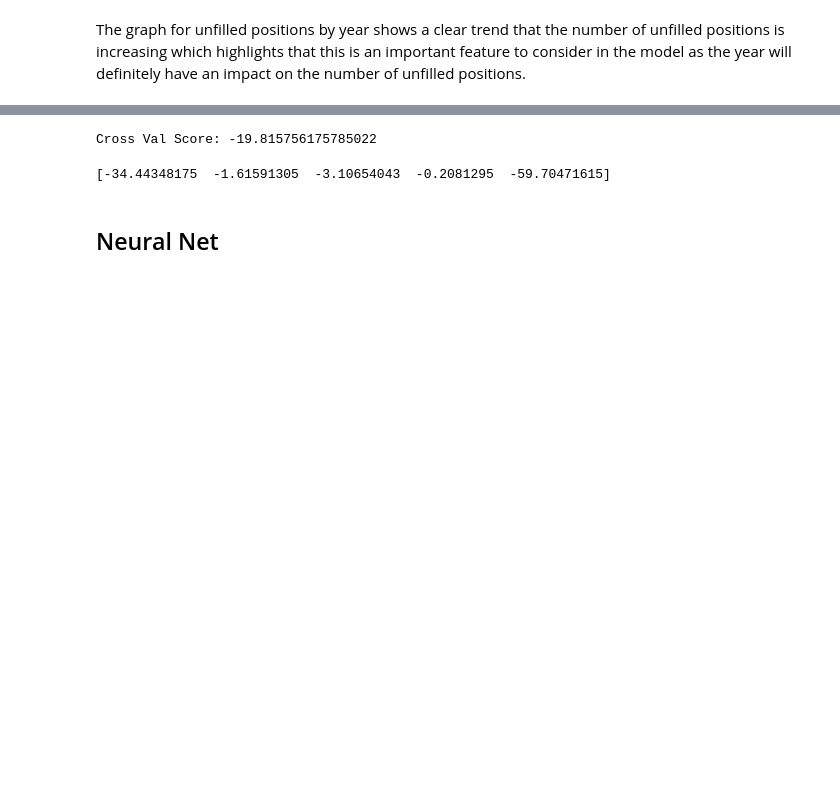
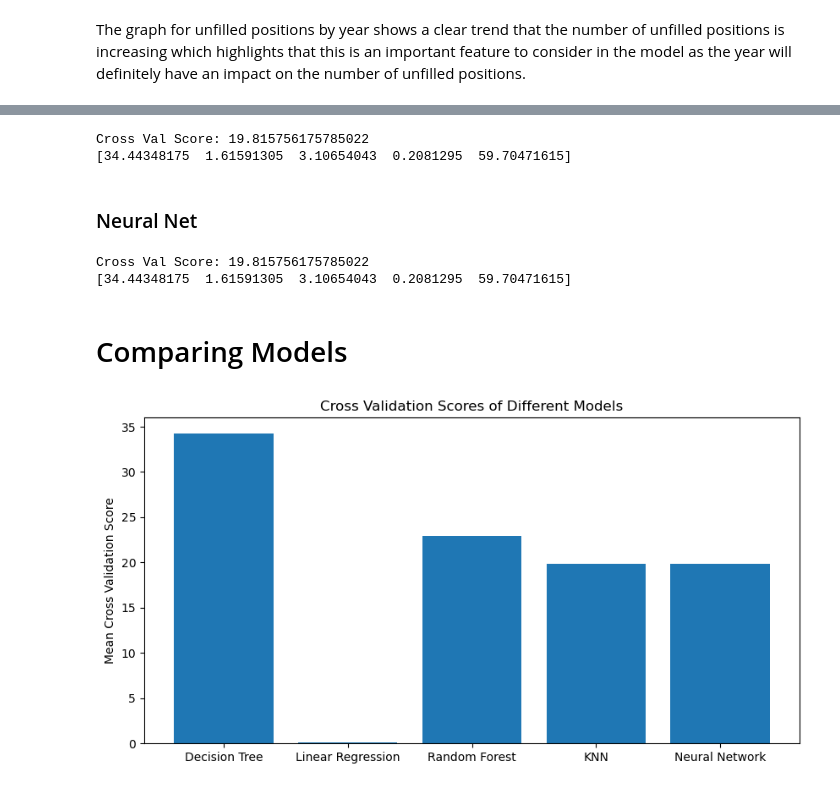
Before and after one commit to tarunajjarapu/Machine_Learning-Residency_Matching, a Jupyter notebook: MLProject.ipynb, the cells around one changed output, grey strips where cells are left out. Drawn from its saved outputs; the diff is of its cells as text; code cells hidden in the pictures; blank space fills up the shorter version.

```diff
--- a/MLProject.ipynb
+++ b/MLProject.ipynb
@@ -339,24 +357,19 @@ pipeline = make_pipeline(scale, knn)
 grid = GridSearchCV(estimator=pipeline, param_grid=params, cv=5, scoring='neg_mean_squared_error')
 
 # Perform cross-validation using GridSearchCV
-cross_val_KNN = cross_val_score(grid, X, y, cv=5)
+cross_val_KNN = -1 * cross_val_score(grid, X, y, cv=5)
 
 # Print the mean cross-validation score
-print(f"Cross Val Score: {cross_val_KNN.mean() / len(y)}")
-# %% [output]
-Cross Val Score: -19.815756175785022
 # %%
+print(f"Cross Val Score: {cross_val_KNN.mean() / len(y)}")
 print(cross_val_KNN / len(y))
 # %% [output]
-[-34.44348175  -1.61591305  -3.10654043  -0.2081295  -59.70471615]
+Cross Val Score: 19.815756175785022
+[34.44348175  1.61591305  3.10654043  0.2081295  59.70471615]
 # %% [markdown]
-## Neural Net
+### Neural Net
 # %%
-from sklearn.preprocessing import StandardScaler
-from sklearn.neural_network import MLPRegressor
-from sklearn.metrics import r2_score
-from sklearn.pipeline import Pipeline
-import warnings
+
 warnings.filterwarnings('ignore')       # can remove this if needed
 
 # need to first use 5 fold CV to find best hidden layer size and best activation function
@@ -377,25 +390,29 @@ grid_search = GridSearchCV(
     estimator=mlp_pipeline,
     param_grid=param_grid,
     cv=5,
-    scoring='accuracy'
+    scoring='neg_mean_squared_error'
 )
 
-grid_search.fit(X_train, y_train)
-best_mlp = grid_search.best_estimator_
-
-print("Best Parameters:", grid_search.best_params_)
-
-y_test_pred = best_mlp.predict(X_test)
-test_mse = mean_squared_error(y_test, y_test_pred)
-test_r2 = r2_score(y_test, y_test_pred)
-
-print(f"Test MSE: {test_mse}")
-print(f"R^2 Score: {test_r2}")
-
-# visualizations
-plt.scatter(y_test, y_test_pred, alpha=0.7)
-plt.xlabel("Actual Values")
-plt.ylabel("Predicted Values")
-plt.title("Neural Network Predictions")
-plt.grid()
-plt.show()
+# Perform cross-validation using GridSearchCV
+cross_val_Nnet = -1 * cross_val_score(grid, X, y, cv=5)
+# %%
+print(f"Cross Val Score: {cross_val_Nnet.mean() / len(y)}")
+print(cross_val_Nnet / len(y))
+# %% [output]
+Cross Val Score: 19.815756175785022
+[34.44348175  1.61591305  3.10654043  0.2081295  59.70471615]
+# %% [markdown]
+# Comparing Models
+# %%
+# Compare and plot the cross-validation scores all of the models
+
+plt.figure(figsize=(10, 5))
+Cross_val_scores = [cross_val_DTR.mean() / len(y), cross_val_LR.mean() / len(y), cross_val_RFR.mean() / len(y), cross_val_KNN.mean() / len(y), cross_val_Nnet.mean() / len(y)]
+models = ['Decision Tree', 'Linear Regression', 'Random Forest', 'KNN', 'Neural Network']
+plt.bar(models, Cross_val_scores)
+plt.ylabel('Mean Cross Validation Score')
+plt.title('Cross Validation Scores of Different Models')
+
+plt.show()
+# %% [output]
+[figure, added]
```
Also changed, not shown: parts of 26 cells of this notebook.
